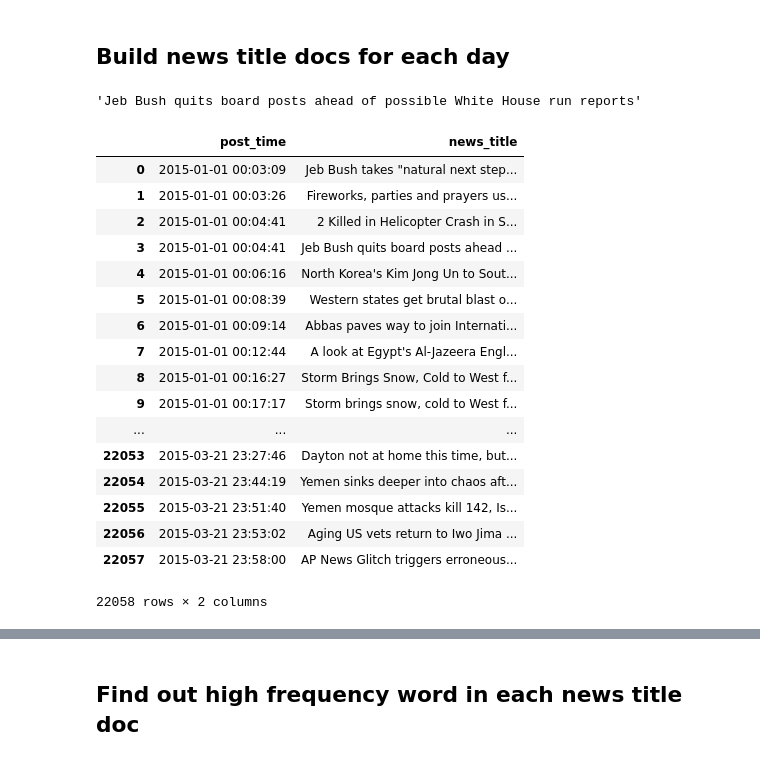
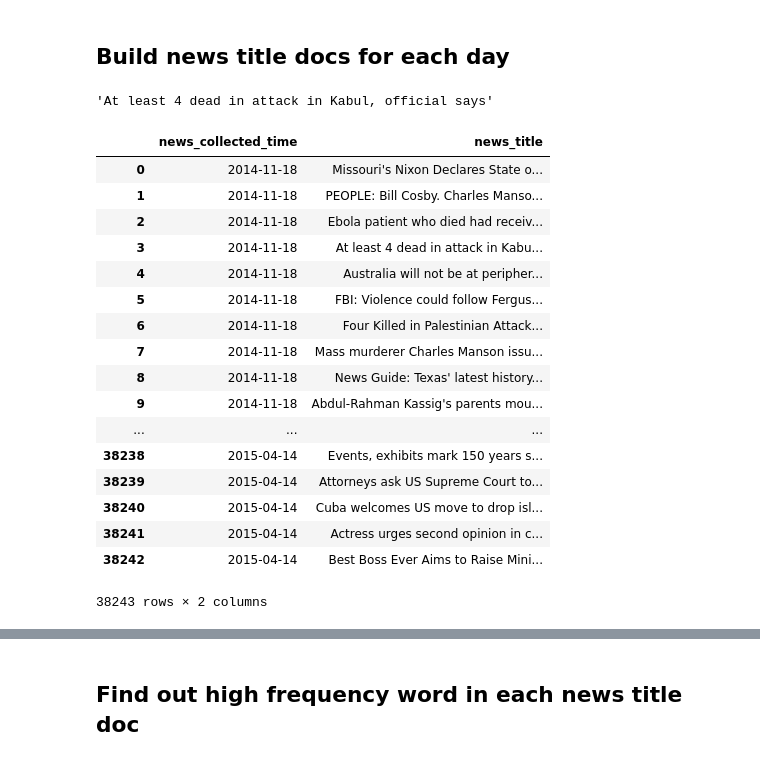
Before and after one commit to dahengwang0705/cross_media_affect_analysis, a Jupyter notebook: develop/20171002-daheng-select_daily_popular_topics.ipynb, the cells around one changed output, grey strips where cells are left out. Saved outputs shown, nothing was run; the diff lists cells and outputs as text; code cells hidden in the pictures.

Commit message:
news title high freq words

```diff
--- a/develop/20171002-daheng-select_daily_popular_topics.ipynb
+++ b/develop/20171002-daheng-select_daily_popular_topics.ipynb
@@ -42,7 +43,7 @@ news_title_docs_high_freq_words_df_pkl = os.path.join(config.TMP_DIR, '{}-{}'.fo
 # %% [markdown]
 ## Build news title docs for each day
 # %%
-if 0 == 1:
+if 1 == 1:
     '''
     Load in pickle for news data over selected period.
     '''
@@ -53,31 +54,31 @@ Print any single news title
 """
 news_period_df.loc[3, 'news_title']
 # %% [output]
-'Jeb Bush quits board posts ahead of possible White House run reports'
+'At least 4 dead in attack in Kabul, official says'
 # %%
 """
 Print complete news titles
 """
 with pd.option_context('display.max_colwidth', 100):
-    display(news_period_df[['post_time', 'news_title']])
+    display(news_period_df[['news_collected_time', 'news_title']])
 # %% [output]
-|  | post_time | news_title |
-| 0 | 2015-01-01 00:03:09 | Jeb Bush takes "natural next step... |
-| 1 | 2015-01-01 00:03:26 | Fireworks, parties and prayers us... |
-| 2 | 2015-01-01 00:04:41 | 2 Killed in Helicopter Crash in S... |
-| 3 | 2015-01-01 00:04:41 | Jeb Bush quits board posts ahead ... |
-| 4 | 2015-01-01 00:06:16 | North Korea's Kim Jong Un to Sout... |
-| 5 | 2015-01-01 00:08:39 | Western states get brutal blast o... |
-| 6 | 2015-01-01 00:09:14 | Abbas paves way to join Internati... |
-| 7 | 2015-01-01 00:12:44 | A look at Egypt's Al-Jazeera Engl... |
-| 8 | 2015-01-01 00:16:27 | Storm Brings Snow, Cold to West f... |
-| 9 | 2015-01-01 00:17:17 | Storm brings snow, cold to West f... |
+|  | news_collected_time | news_title |
+| 0 | 2014-11-18 | Missouri's Nixon Declares State o... |
+| 1 | 2014-11-18 | PEOPLE: Bill Cosby. Charles Manso... |
+| 2 | 2014-11-18 | Ebola patient who died had receiv... |
+| 3 | 2014-11-18 | At least 4 dead in attack in Kabu... |
+| 4 | 2014-11-18 | Australia will not be at peripher... |
+| 5 | 2014-11-18 | FBI: Violence could follow Fergus... |
+| 6 | 2014-11-18 | Four Killed in Palestinian Attack... |
+| 7 | 2014-11-18 | Mass murderer Charles Manson issu... |
+| 8 | 2014-11-18 | News Guide: Texas' latest history... |
+| 9 | 2014-11-18 | Abdul-Rahman Kassig's parents mou... |
 | ... | ... | ... |
-| 22053 | 2015-03-21 23:27:46 | Dayton not at home this time, but... |
-| 22054 | 2015-03-21 23:44:19 | Yemen sinks deeper into chaos aft... |
-| 22055 | 2015-03-21 23:51:40 | Yemen mosque attacks kill 142, Is... |
-| 22056 | 2015-03-21 23:53:02 | Aging US vets return to Iwo Jima ... |
-| 22057 | 2015-03-21 23:58:00 | AP News Glitch triggers erroneous... |
+| 38238 | 2015-04-14 | Events, exhibits mark 150 years s... |
+| 38239 | 2015-04-14 | Attorneys ask US Supreme Court to... |
+| 38240 | 2015-04-14 | Cuba welcomes US move to drop isl... |
+| 38241 | 2015-04-14 | Actress urges second opinion in c... |
+| 38242 | 2015-04-14 | Best Boss Ever Aims to Raise Mini... |
-22058 rows × 2 columns
+38243 rows × 2 columns
 # %%
 """
```
Also changed, not shown: parts of 14 cells of this notebook, 4 other files.
